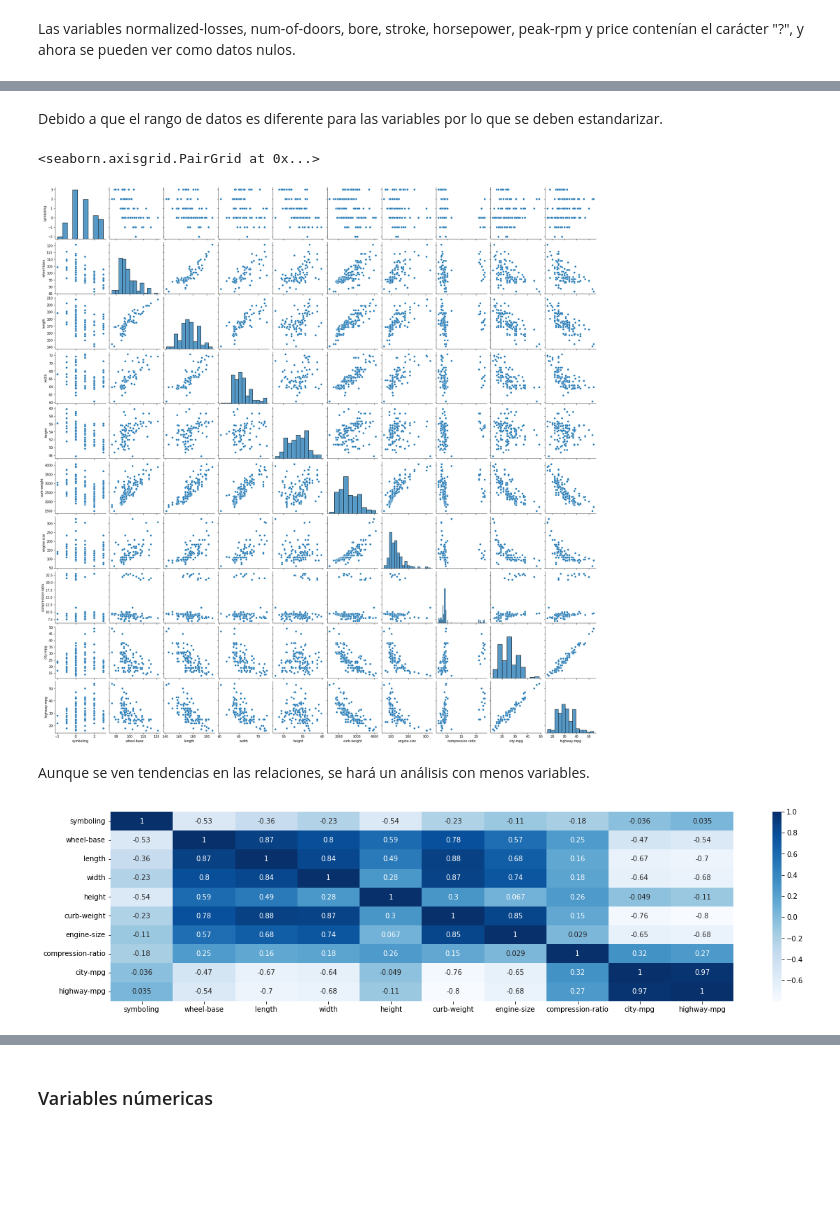
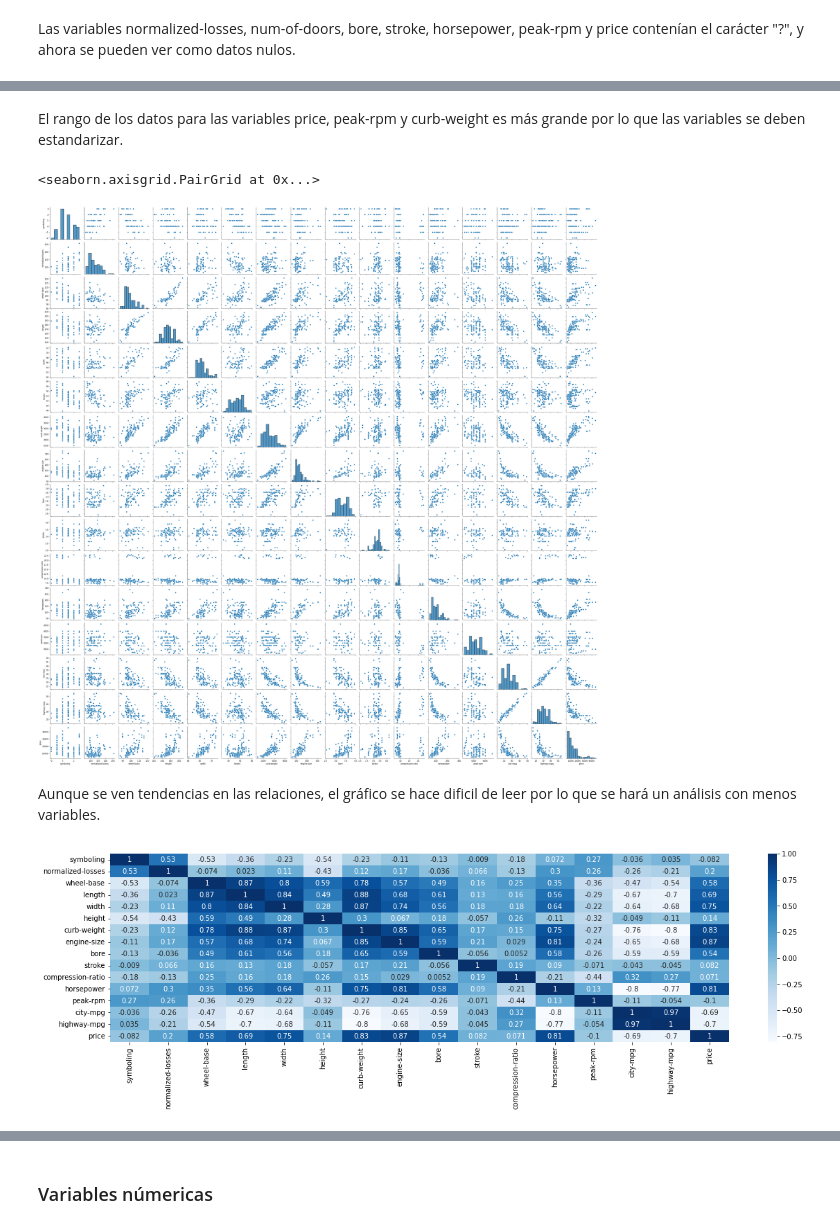
Before and after one commit to brincon/Pima-Indians-Diabetes-Database, a Jupyter notebook: 3. Automobile/automobile.ipynb, the cells around one changed output, grey strips where cells are left out. Drawn from its saved outputs; the diff is of its cells as text; code cells hidden in the pictures; blank space fills up the shorter version.

Commit message:
Correccion de los valores nulos y principales estadisticas

```diff
--- a/3. Automobile/automobile.ipynb
+++ b/3. Automobile/automobile.ipynb
@@ -170,8 +172,9 @@ automobile_data_copy.head()
 # %%
 # Revisión de los datos nulos nuevamente
 
-df = automobile_data_copy.isnull().sum().to_frame()
-df.loc[df[0] != 0]
+nulos = automobile_data_copy.isnull().sum().to_frame()
+nulos = nulos.loc[nulos[0] != 0]
+nulos
 # %% [output]
 |  | 0 |
 | normalized-losses | 41 |
@@ -189,9 +192,3 @@ Las variables normalized-losses, num-of-doors, bore, stroke, horsepower, peak-rp
 df = automobile_data_copy.nunique().to_frame()
 variablesNumericas = df.loc[df[0] > 22]
 variablesCategoricas = df.loc[df[0] <= 22]
-# %%
-# Se extrae solo el indice y se convierte a una lista las variables numéricas para trasformarlas en tipo de dato número.
-
-automobile_data_copy[list(variablesNumericas.index)] = automobile_data_copy.to_numeric[list(variablesNumericas.index)].astype('float64')
-automobile_data_copy[list(variablesCategoricas.index)] = automobile_data_copy[list(variablesCategoricas.index)].astype('object')
-automobile_data_copy.info()
@@ -215,0 +195,8 @@ memory usage: 41.8+ KB
+# %%
+# se convierten a lista las variables numéricas y las que continen nulos, se encuentra la diferencia entre ellas
+# y se convierten a variables numéricas
+
+listaVariablesNumericas = list(variablesNumericas.index)
+listaVariablesConNulos = list(nulos.index)
+variablesAConvertir = set(listaVariablesNumericas) & set(listaVariablesConNulos)
+automobile_data_copy[list(variablesAConvertir)] = automobile_data_copy[list(variablesAConvertir)].astype('float64')
@@ -225,20 +258,20 @@ plt.show()
 # %% [markdown]
-Debido a que el rango de datos es diferente para las variables por lo que se deben estandarizar.
+El rango de los datos para las variables price, peak-rpm y curb-weight es más grande por lo que las variables se deben estandarizar.
 # %%
 # Relación entre las variables
 
-sns.pairplot(data)
+sns.pairplot(automobile_data_copy)
 # %% [output]
 <seaborn.axisgrid.PairGrid at 0x...>
-[figure, old version]
+[figure, new version]
 # %% [markdown]
-Aunque se ven tendencias en las relaciones, se hará un análisis con menos variables.
+Aunque se ven tendencias en las relaciones, el gráfico se hace dificil de leer por lo que se hará un análisis con menos variables.
 # %%
 # Matriz de correlación entre las variables
 
 plt.figure(figsize = (20,5))
-sns.heatmap(data.corr(), cmap="Blues", annot=True)
+sns.heatmap(automobile_data_copy.corr(), cmap="Blues", annot=True)
 plt.show()
 # %% [output]
-[figure, old version]
+[figure, new version]
 # %% [markdown]
```
Also changed, not shown: parts of 14 cells of this notebook.
